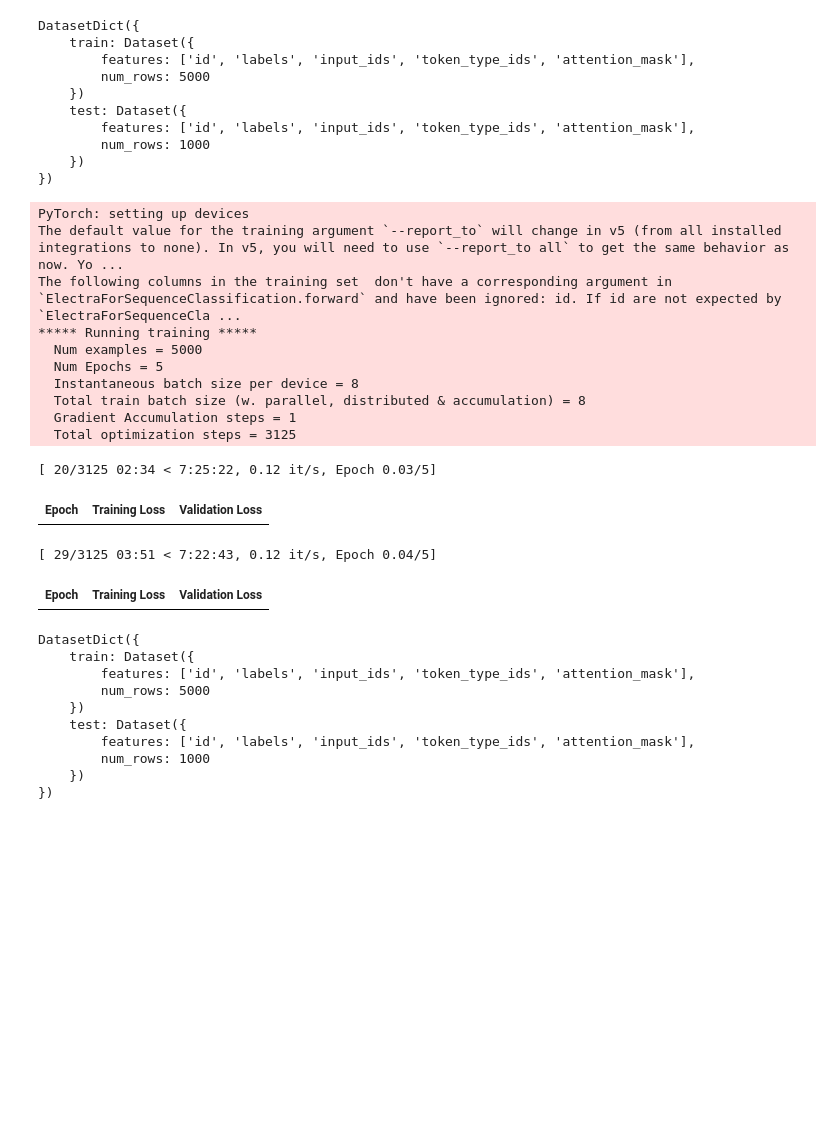
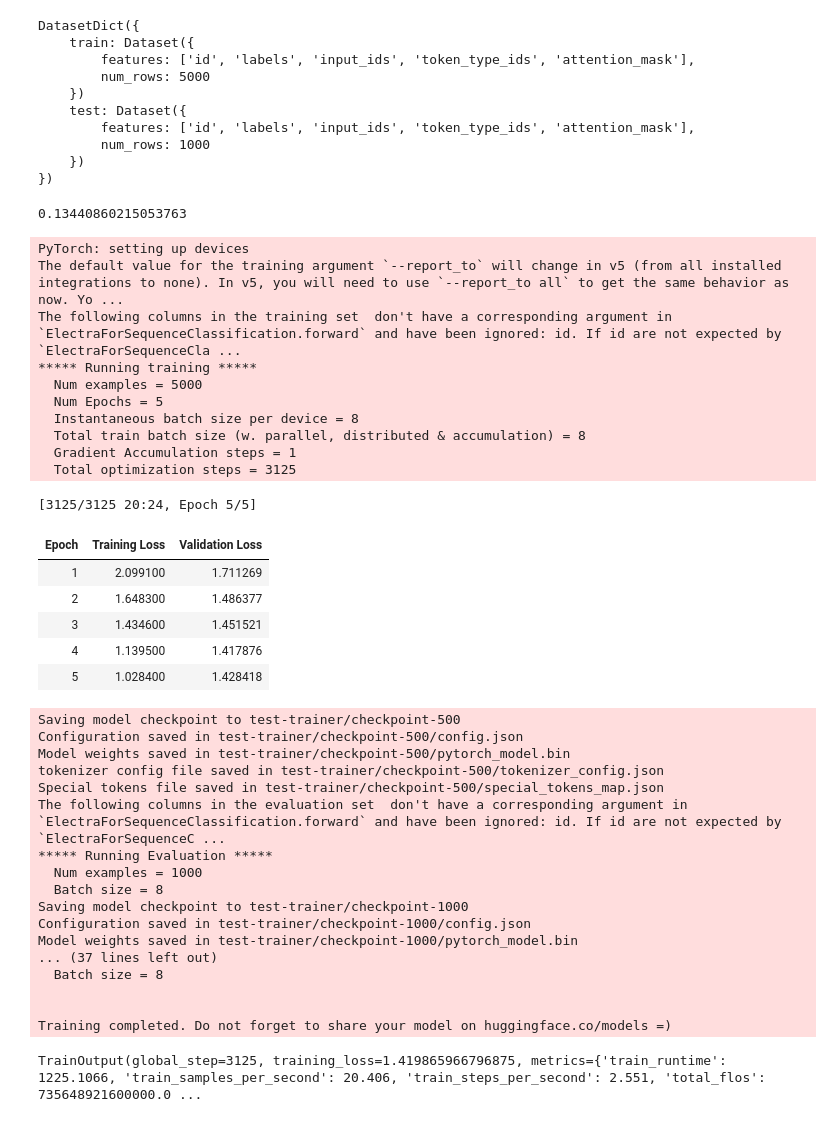
Before and after one commit to tiginamaria/ITMO_NLP, a Jupyter notebook: hw4.ipynb, the cells around one changed output. Saved outputs shown, nothing was run; the diff lists cells and outputs as text; code cells hidden in the pictures; blank space fills up the shorter version.

```diff
--- a/hw4.ipynb
+++ b/hw4.ipynb
@@ -145,12 +200,18 @@ DatasetDict({
         num_rows: 1000
     })
 })
+# %%
+model_f1_score(d_tokenized_datasets['test'], d_model.to('cuda'))
+# %% [output]
+0.13440860215053763
 # %%
 import numpy as np
 from sklearn.metrics import accuracy_score, recall_score, precision_score, f1_score
 
 def compute_metrics(eval_pred):
     logits, labels = eval_pred
+    logits, labels = logits.cpu().data, labels.cpu().data
+
     predictions = np.argmax(logits, axis=-1)
 
     accuracy = accuracy_score(y_true=labels, y_pred=logits)
@@ -165,66 +223,72 @@ f1_loss = load_metric('f1')
 # %%
 from transformers import DataCollatorWithPadding, TrainingArguments, Trainer
 
-# class CustomTrainer(Trainer):
-#     def compute_loss(self, model, inputs, return_outputs=False):
-#         outputs = model(**inputs)
-#         labels = inputs.get('labels')
-#         logits = outputs.get('logits')
+class CustomTrainer(Trainer):
+    def compute_loss(self, model, inputs, return_outputs=False):
+        outputs = model(**inputs)
+        labels = inputs.get('labels')
+        logits = outputs.get('logits')
 
-#         logits = torch.argmax(logits, 1)
-#         loss = torch.tensor(f1_score(y_true=labels.cpu(), y_pred=logits.cpu(), average='weighted'),
-#                             requires_grad=True)
+        logits = torch.argmax(logits, 1)
 
-#         # loss_fct = torch.nn.CrossEntropyLoss(reduction='none')
-#         # loss = loss_fct(logits, labels)
+        loss_fct = torch.nn.CrossEntropyLoss(reduction='none')
+        loss = loss_fct(logits, labels)
 
-#         return (loss, outputs) if return_outputs else loss
+        return (loss, outputs) if return_outputs else loss
 
 data_collator = DataCollatorWithPadding(tokenizer=d_tokenizer)
 
 training_args = TrainingArguments(
     "test-trainer",
     evaluation_strategy="epoch",
     per_device_train_batch_size=8,
     per_device_eval_batch_size=8,
     num_train_epochs=5,
 )
 
 trainer = Trainer(
     model=d_model,
     args=training_args,
     train_dataset=d_tokenized_datasets['train'],
     eval_dataset=d_tokenized_datasets['test'],
     tokenizer=d_tokenizer,
     data_collator=data_collator,
+    compute_metrics=compute_metrics,
 )
 
 result = trainer.train()
 # %% [output]
 PyTorch: setting up devices
 The default value for the training argument `--report_to` will change in v5 (from all installed integrations to none). In v5, you will need to use `--report_to all` to get the same behavior as now. Yo ...
 The following columns in the training set  don't have a corresponding argument in `ElectraForSequenceClassification.forward` and have been ignored: id. If id are not expected by `ElectraForSequenceCla ...
 ***** Running training *****
   Num examples = 5000
   Num Epochs = 5
   Instantaneous batch size per device = 8
   Total train batch size (w. parallel, distributed & accumulation) = 8
   Gradient Accumulation steps = 1
   Total optimization steps = 3125
-[ 20/3125 02:34 < 7:25:22, 0.12 it/s, Epoch 0.03/5]
+[3125/3125 20:24, Epoch 5/5]
 | Epoch | Training Loss | Validation Loss |
+| 1 | 2.099100 | 1.711269 |
+| 2 | 1.648300 | 1.486377 |
+| 3 | 1.434600 | 1.451521 |
+| 4 | 1.139500 | 1.417876 |
+| 5 | 1.028400 | 1.428418 |
-[ 29/3125 03:51 < 7:22:43, 0.12 it/s, Epoch 0.04/5]
+Saving model checkpoint to test-trainer/checkpoint-500
+Configuration saved in test-trainer/checkpoint-500/config.json
+Model weights saved in test-trainer/checkpoint-500/pytorch_model.bin
+tokenizer config file saved in test-trainer/checkpoint-500/tokenizer_config.json
+Special tokens file saved in test-trainer/checkpoint-500/special_tokens_map.json
+The following columns in the evaluation set  don't have a corresponding argument in `ElectraForSequenceClassification.forward` and have been ignored: id. If id are not expected by `ElectraForSequenceC ...
+***** Running Evaluation *****
+  Num examples = 1000
+  Batch size = 8
+Saving model checkpoint to test-trainer/checkpoint-1000
+Configuration saved in test-trainer/checkpoint-1000/config.json
+Model weights saved in test-trainer/checkpoint-1000/pytorch_model.bin
+... (37 lines left out)
+  Batch size = 8
+
+
+Training completed. Do not forget to share your model on huggingface.co/models =)
-| Epoch | Training Loss | Validation Loss |
-# %%
-d_tokenized_datasets
-# %% [output]
-DatasetDict({
-    train: Dataset({
-        features: ['id', 'labels', 'input_ids', 'token_type_ids', 'attention_mask'],
-        num_rows: 5000
-    })
-    test: Dataset({
-        features: ['id', 'labels', 'input_ids', 'token_type_ids', 'attention_mask'],
-        num_rows: 1000
-    })
-})
@@ -232,0 +295,4 @@ train_dataset
+# %%
+result
+# %% [output]
+TrainOutput(global_step=3125, training_loss=1.419865966796875, metrics={'train_runtime': 1225.1066, 'train_samples_per_second': 20.406, 'train_steps_per_second': 2.551, 'total_flos': 735648921600000.0 ...
```
Also changed, not shown: parts of 9 cells of this notebook.
